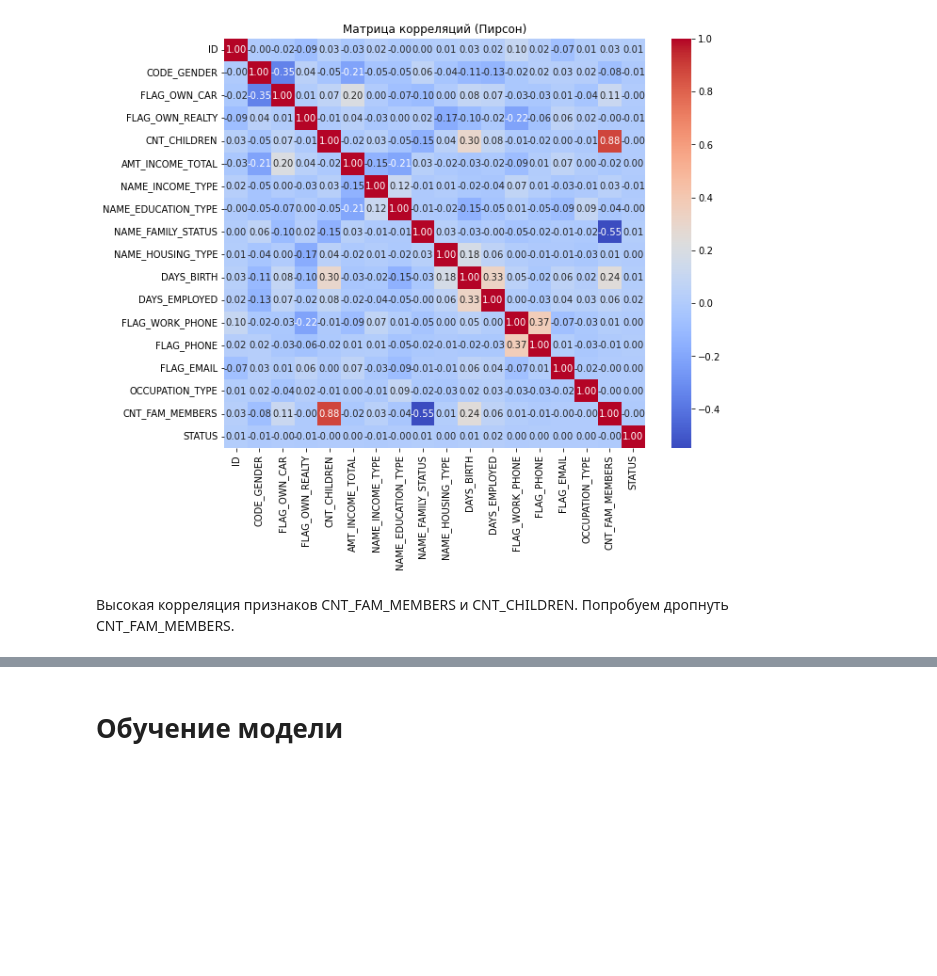
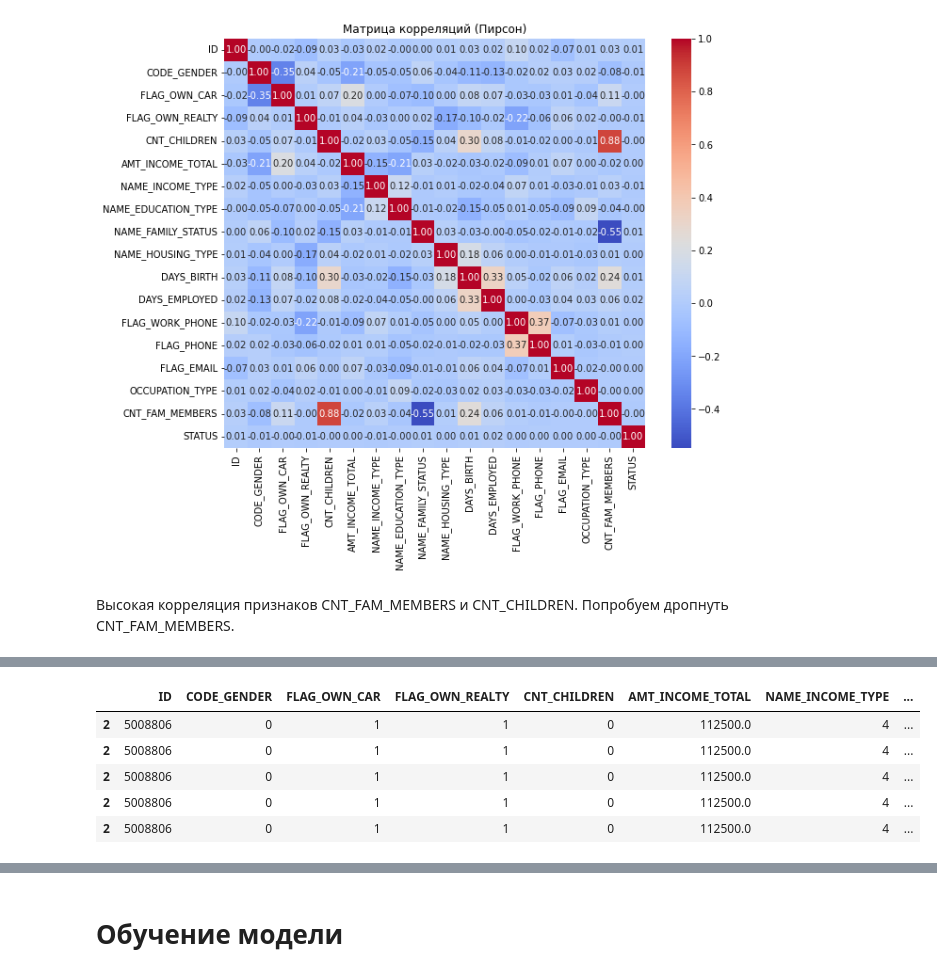
Before and after one commit to lazuraim/Credit-Scoring, a Jupyter notebook: credit_scoring.ipynb, the cells around one changed output, grey strips where cells are left out. Cells and saved outputs as stored; diff of their text form; code cells hidden in the pictures; blank space fills up the shorter version.

```diff
--- a/credit_scoring.ipynb
+++ b/credit_scoring.ipynb
@@ -288,3 +299,11 @@ df.drop('CNT_FAM_MEMBERS', axis=1, inplace=True) # это никак не пов
 # %%
-X = df.iloc[:,1:-1]  # с конца убираем таргет
-y = df['STATUS']
+df['INCOME/AGE'] = df['AMT_INCOME_TOTAL'] / (-df['DAYS_BIRTH'])
+df['DAYS_BIRTH/DAYS_EMPLOYED'] = (-df['DAYS_BIRTH']) / (-df['DAYS_EMPLOYED'])
+df.head()
+# %% [output]
+|  | ID | CODE_GENDER | FLAG_OWN_CAR | FLAG_OWN_REALTY | CNT_CHILDREN | AMT_INCOME_TOTAL | NAME_INCOME_TYPE | ... |
+| 2 | 5008806 | 0 | 1 | 1 | 0 | 112500.0 | 4 | ... |
+| 2 | 5008806 | 0 | 1 | 1 | 0 | 112500.0 | 4 | ... |
+| 2 | 5008806 | 0 | 1 | 1 | 0 | 112500.0 | 4 | ... |
+| 2 | 5008806 | 0 | 1 | 1 | 0 | 112500.0 | 4 | ... |
+| 2 | 5008806 | 0 | 1 | 1 | 0 | 112500.0 | 4 | ... |
```
Also changed, not shown: parts of 33 cells of this notebook.
